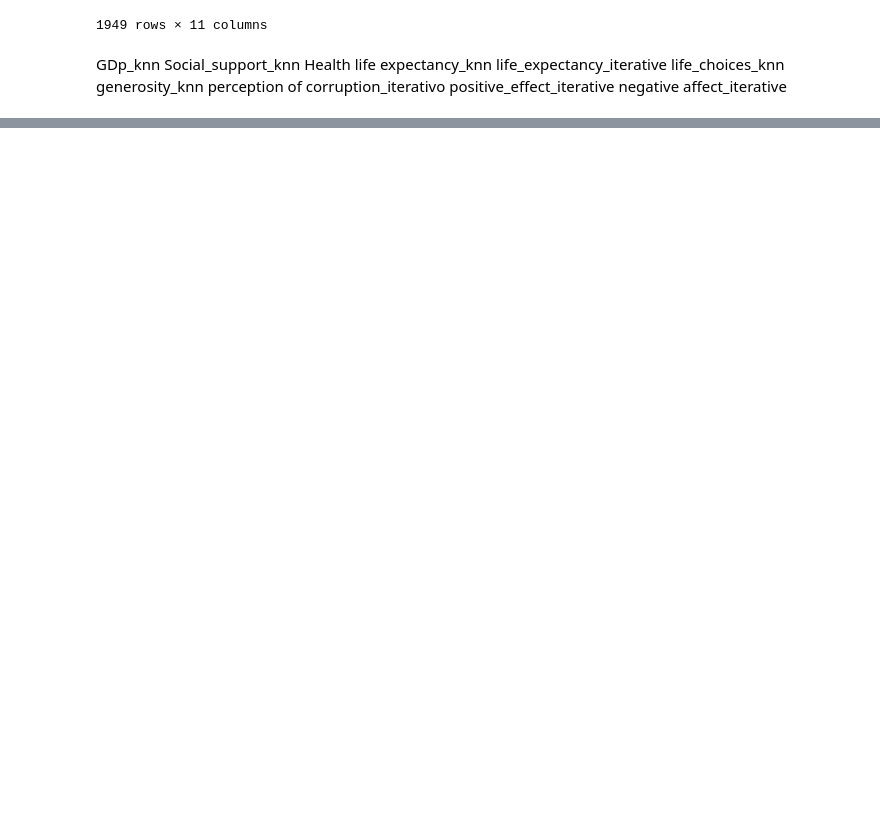
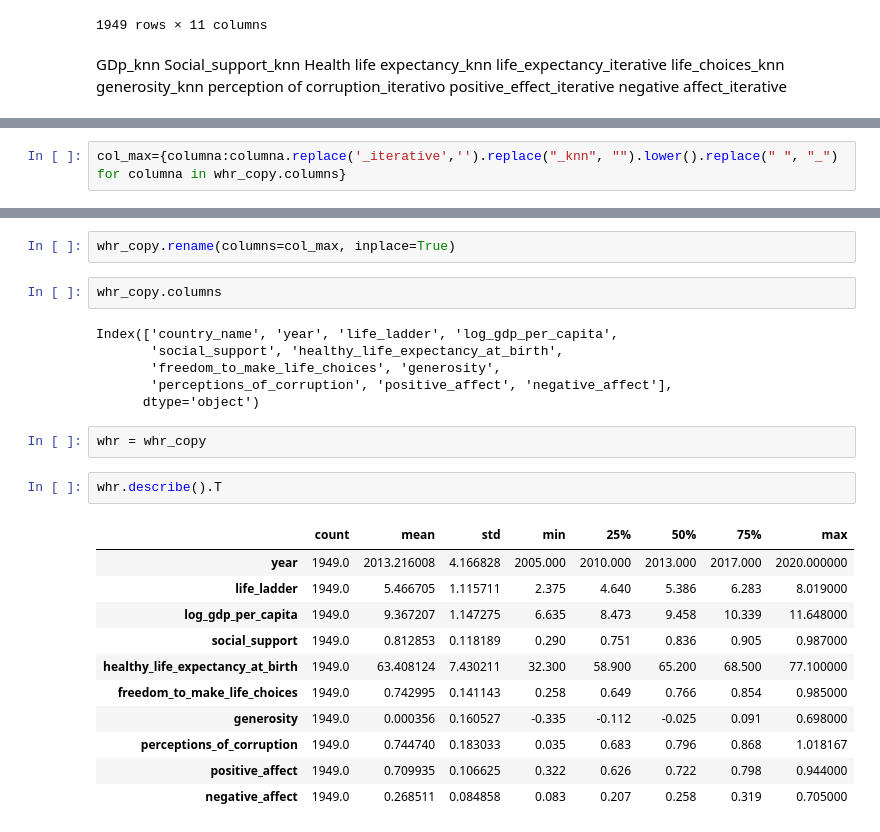
Before and after one commit to Adalab/da-promo-F-modulo4-sprint1-pairprogramming-SilviaElena, a Jupyter notebook: limpieza.ipynb, the cells around one changed output, grey strips where cells are left out. Cells and saved outputs as stored; diff of their text form; blank space fills up the shorter version.

```diff
--- a/limpieza.ipynb
+++ b/limpieza.ipynb
@@ -218,0 +230,2 @@ negative affect_iterative
+# %%
+col_max={columna:columna.replace('_iterative','').replace("_knn", "").lower().replace(" ", "_") for columna in whr_copy.columns}
@@ -218,0 +246,26 @@ negative affect_iterative
+# %%
+whr_copy.rename(columns=col_max, inplace=True)
+# %%
+whr_copy.columns
+# %% [output]
+Index(['country_name', 'year', 'life_ladder', 'log_gdp_per_capita',
+       'social_support', 'healthy_life_expectancy_at_birth',
+       'freedom_to_make_life_choices', 'generosity',
+       'perceptions_of_corruption', 'positive_affect', 'negative_affect'],
+      dtype='object')
+# %%
+whr = whr_copy
+# %%
+whr.describe().T
+# %% [output]
+|  | count | mean | std | min | 25% | 50% | 75% | max |
+| year | 1949.0 | 2013.216008 | 4.166828 | 2005.000 | 2010.000 | 2013.000 | 2017.000 | 2020.000000 |
+| life_ladder | 1949.0 | 5.466705 | 1.115711 | 2.375 | 4.640 | 5.386 | 6.283 | 8.019000 |
+| log_gdp_per_capita | 1949.0 | 9.367207 | 1.147275 | 6.635 | 8.473 | 9.458 | 10.339 | 11.648000 |
+| social_support | 1949.0 | 0.812853 | 0.118189 | 0.290 | 0.751 | 0.836 | 0.905 | 0.987000 |
+| healthy_life_expectancy_at_birth | 1949.0 | 63.408124 | 7.430211 | 32.300 | 58.900 | 65.200 | 68.500 | 77.100000 |
+| freedom_to_make_life_choices | 1949.0 | 0.742995 | 0.141143 | 0.258 | 0.649 | 0.766 | 0.854 | 0.985000 |
+| generosity | 1949.0 | 0.000356 | 0.160527 | -0.335 | -0.112 | -0.025 | 0.091 | 0.698000 |
+| perceptions_of_corruption | 1949.0 | 0.744740 | 0.183033 | 0.035 | 0.683 | 0.796 | 0.868 | 1.018167 |
+| positive_affect | 1949.0 | 0.709935 | 0.106625 | 0.322 | 0.626 | 0.722 | 0.798 | 0.944000 |
+| negative_affect | 1949.0 | 0.268511 | 0.084858 | 0.083 | 0.207 | 0.258 | 0.319 | 0.705000 |
```
Also changed, not shown: parts of 9 cells of this notebook.
